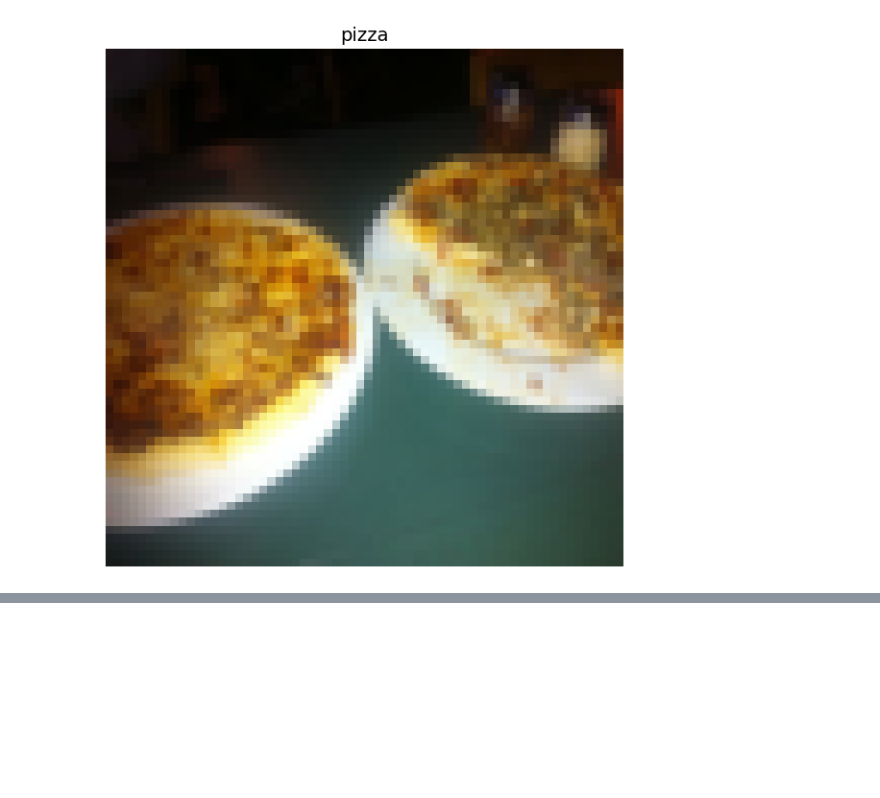
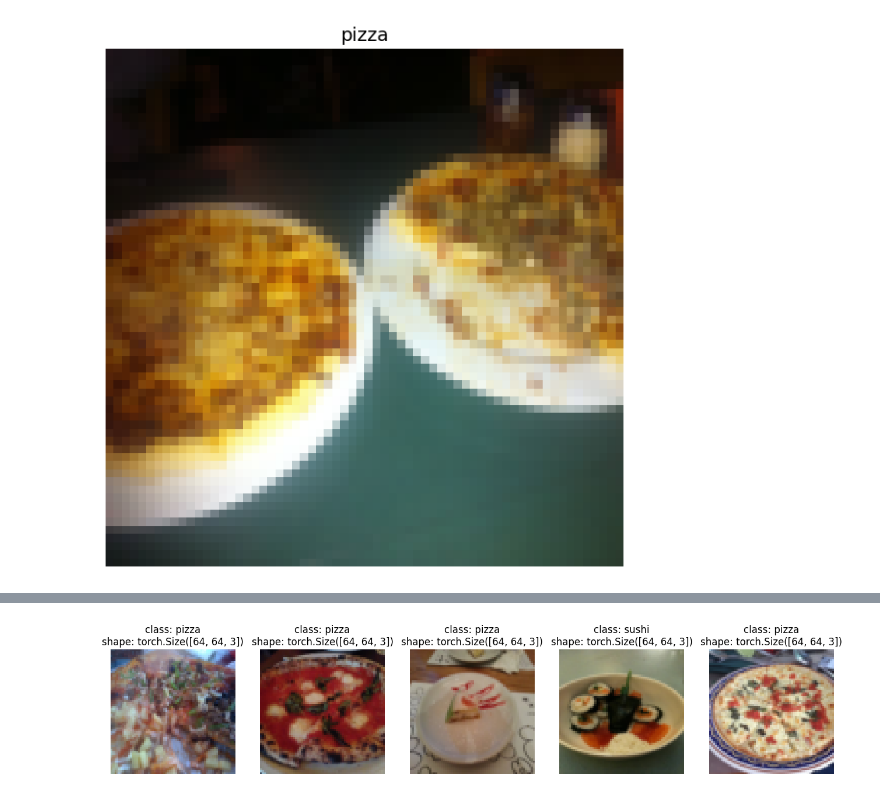
Before and after one commit to KavourEI/PyTorch_Exploration, a Jupyter notebook: 04_pytorch_custom_datasets.ipynb, the cells around one changed output, grey strips where cells are left out. Drawn from its saved outputs; the diff is of its cells as text; code cells hidden in the pictures; blank space fills up the shorter version.

```diff
--- a/04_pytorch_custom_datasets.ipynb
+++ b/04_pytorch_custom_datasets.ipynb
@@ -344,0 +603,8 @@ Text(0.5, 1.0, 'pizza')
+# %%
+# Display random images from ImageFolder created Dataset
+display_random_images(train_data,
+                      n=5,
+                      classes=class_names,
+                      seed=None)
+# %% [output]
+[figure, added]
```
Also changed, not shown: parts of 30 cells of this notebook.
